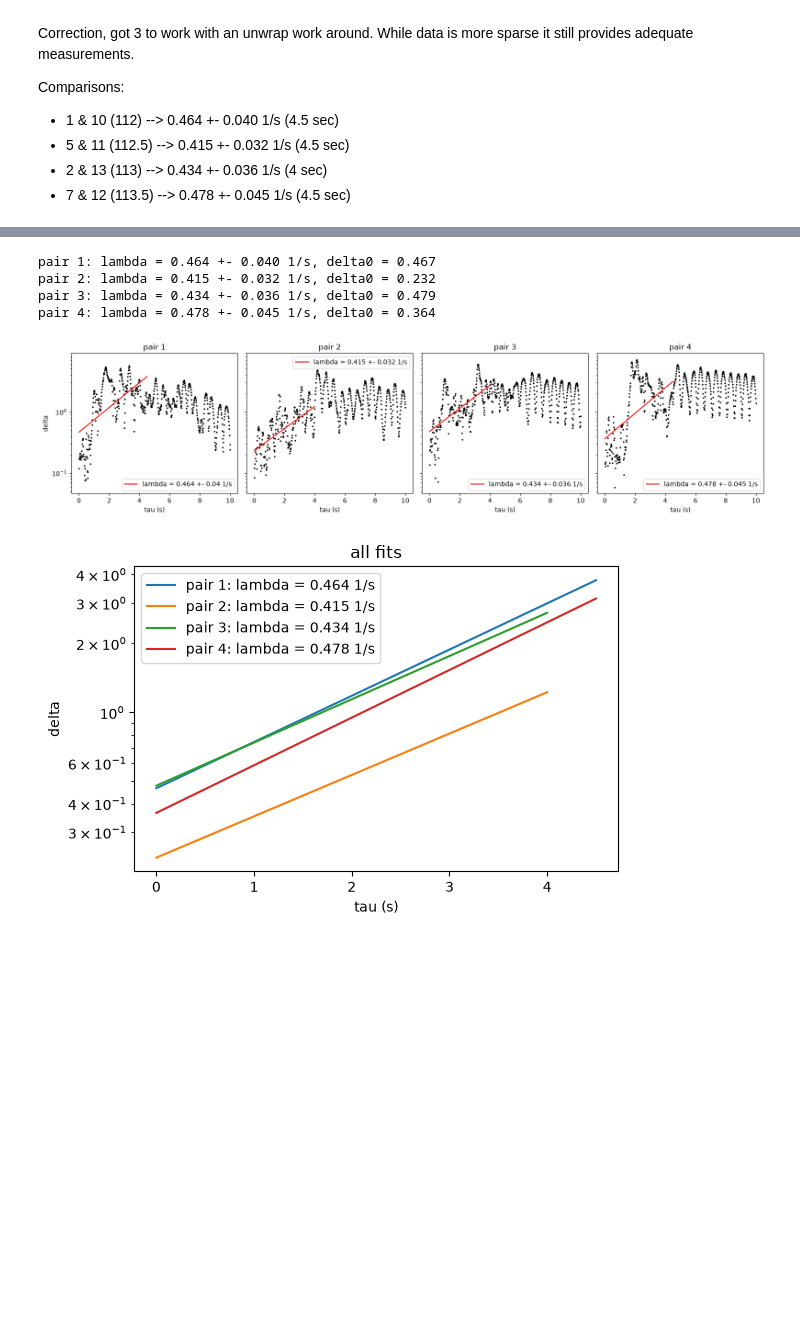
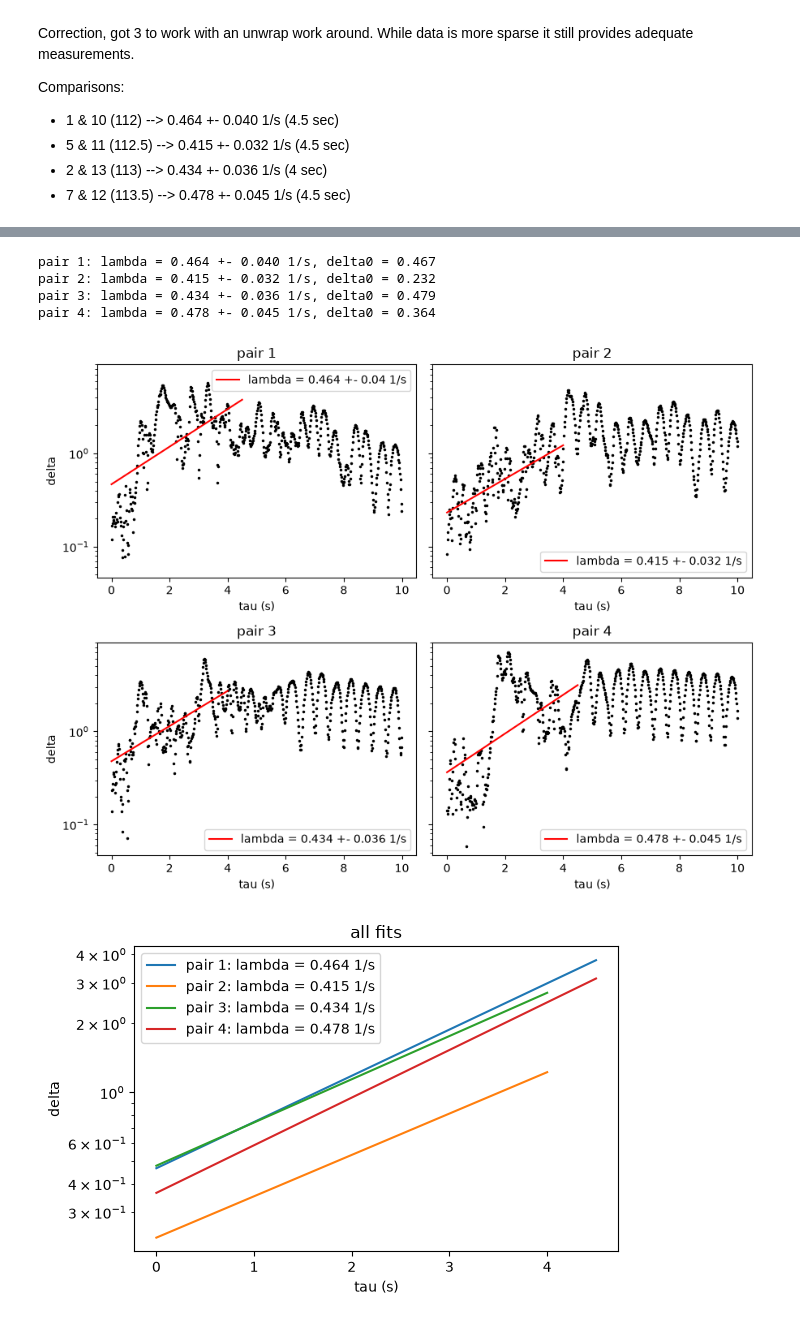
Before and after one commit to daantjebunschoten1-gif/RP---Double-Pendulum-, a Jupyter notebook: Data processing.ipynb, the cells around one changed output, grey strips where cells are left out. Cells and saved outputs as stored; diff of their text form; code cells hidden in the pictures; blank space fills up the shorter version.

```diff
--- a/Data processing.ipynb
+++ b/Data processing.ipynb
@@ -339,7 +339,8 @@ def compare_pairs(pairs, fit_windows):
     p2_norm = (m2 / 3) * (L2 / 100)**2 * np.sqrt(g / (L2 / 100))
     wrap = lambda x: (x + np.pi) % (2 * np.pi) - np.pi
 
-    fig, axes = plt.subplots(1, len(pairs), figsize=(4 * len(pairs), 4), sharey=True)
+    fig, axes = plt.subplots(2, 2, figsize=(9, 7), sharey=True)
+    axes = axes.flatten()
     fig_all, ax_all = plt.subplots(figsize=(6, 4))      # NEW: one plot for all fit lines
     results = []
 
@@ -379,33 +380,35 @@ def compare_pairs(pairs, fit_windows):
         # NEW: the same fit line on the combined plot
         ax_all.plot(t_line, np.exp(b_fit + lam * t_line),
                     label=f"pair {i + 1}: lambda = {lam:.3g} 1/s")
 
     axes[0].set_ylabel("delta")
+    axes[2].set_ylabel("delta")
     fig.tight_layout()                                  # NEW: was plt.tight_layout()
+    fig.savefig("pairs_fits.png", dpi=800)
 
     # NEW: finish the combined plot
     ax_all.set_yscale("log")
     ax_all.set_xlabel("tau (s)")
     ax_all.set_ylabel("delta")
     ax_all.set_title("all fits")
     ax_all.legend()
     fig_all.tight_layout()
-
+    plt.savefig("phase_space_comparison.png", dpi=800)  # save the combined plot as a PNG file
     plt.show()
     return results
 
 
 pairs = [("Meting_processed_Vid1.csv", "Meting_processed_Vid10.csv"),
          ("Meting_processed_Vid5.csv", "Meting_processed_Vid11.csv"),
          ("Meting_processed_Vid2.csv", "Meting_processed_Vid13.csv"),
          ("Meting_processed_Vid7.csv", "Meting_processed_Vid12.csv")]
 fit_windows = [(0, 4.5), (0, 4), (0, 4.0), (0, 4.5)]
 
 results = compare_pairs(pairs, fit_windows)
 # %% [output]
 pair 1: lambda = 0.464 +- 0.040 1/s, delta0 = 0.467
 pair 2: lambda = 0.415 +- 0.032 1/s, delta0 = 0.232
 pair 3: lambda = 0.434 +- 0.036 1/s, delta0 = 0.479
 pair 4: lambda = 0.478 +- 0.045 1/s, delta0 = 0.364
-[figure, old version]
+[figure, new version]
 [figure]
```
